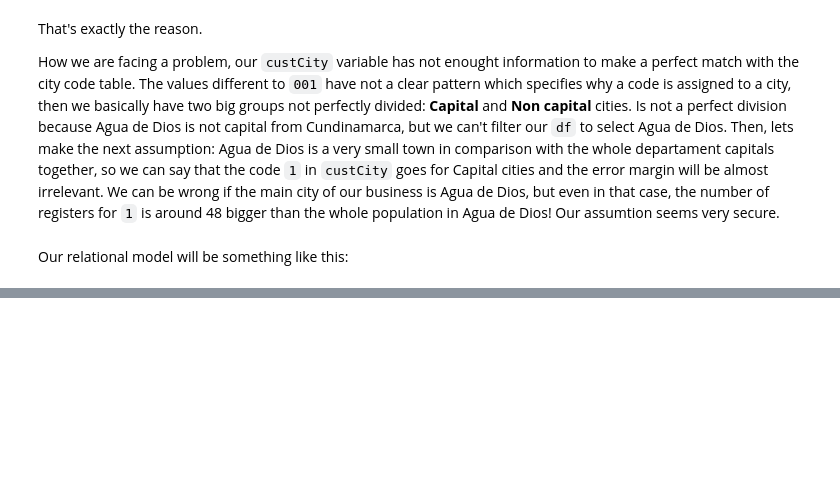
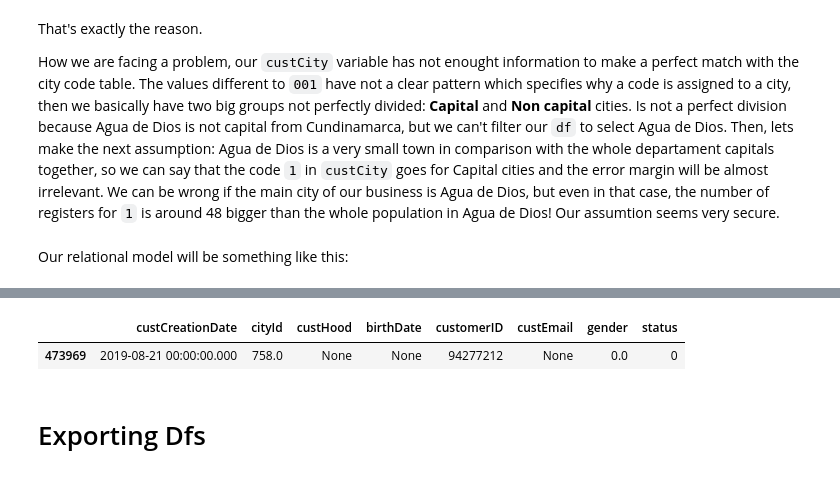
Before and after one commit to NikelaosToner/data_value_test, a Jupyter notebook: test_notebooks_files/test_profiler.ipynb, the cells around one changed output, grey strips where cells are left out. Saved outputs shown, nothing was run; the diff lists cells and outputs as text; code cells hidden in the pictures; blank space fills up the shorter version.

```diff
--- a/test_notebooks_files/test_profiler.ipynb
+++ b/test_notebooks_files/test_profiler.ipynb
@@ -626,0 +541,12 @@ df.drop(columns = 'munip_tres')
+# %%
+customers_df = customers_df.drop(54583)
+# %%
+customers_df['status'] = 1
+customers_df.loc[473969, 'status'] = 0
+# %%
+customers_df[customers_df.status == 0]
+# %% [output]
+|  | custCreationDate | cityId | custHood | birthDate | customerID | custEmail | gender | status |
+| 473969 | 2019-08-21 00:00:00.000 | 758.0 | None | None | 94277212 | None | 0.0 | 0 |
+# %% [markdown]
+# Exporting Dfs
```
Also changed, not shown: parts of 36 cells of this notebook, 6 other files.
